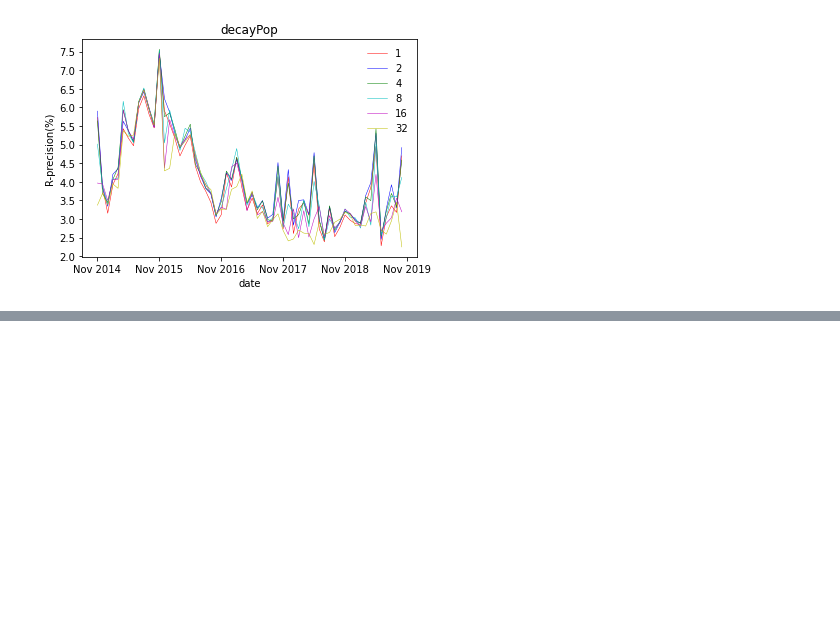
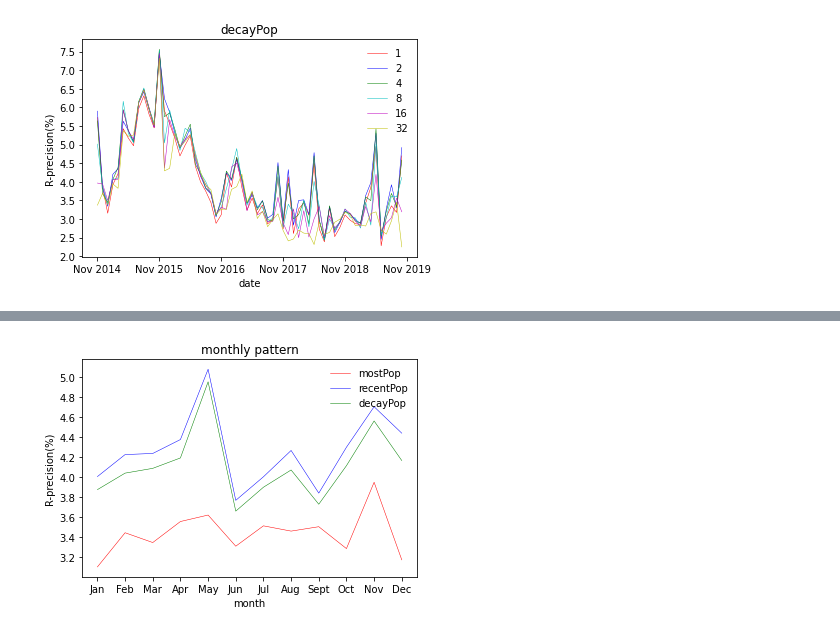
Before and after one commit to liguanlong/Final-Year-Project, a Jupyter notebook: baselineRecommender.ipynb, the cells around one changed output, grey strips where cells are left out. Cells and saved outputs as stored; diff of their text form; code cells hidden in the pictures; blank space fills up the shorter version.

```diff
--- a/baselineRecommender.ipynb
+++ b/baselineRecommender.ipynb
@@ -196,0 +202,21 @@ fig.savefig('./figures/weekday_pattern', bbox_inches='tight', dpi=300)
+# %%
+# monthly_pattern
+fig, ax = plt.subplots()
+temp_x = [i for i in range(12)]
+x_loc = plticker.MultipleLocator(base=1)
+y_loc = plticker.MultipleLocator(base=0.2)
+ax.xaxis.set_major_locator(x_loc)
+ax.yaxis.set_major_locator(y_loc)
+ax.set_title('monthly pattern', loc='center')
+for i in range(3):
+    ax.plot(temp_x,
+            monthly_pattern[i],
+            color=colors[i], linewidth=0.5, label = methods[i])
+ax.set_xticklabels(['', 'Jan', 'Feb', 'Mar', 'Apr', 'May', 'Jun', 'Jul',
+                    'Aug', 'Sept', 'Oct', 'Nov', 'Dec'])
+ax.legend(loc='upper right', frameon=False)
+ax.set_xlabel('month')
+ax.set_ylabel('R-precision(%)' )
+fig.savefig('./figures/monthly_pattern', bbox_inches='tight', dpi=300)
+# %% [output]
+[figure, added]
```
Also changed, not shown: parts of 6 cells of this notebook, 12 other files.
